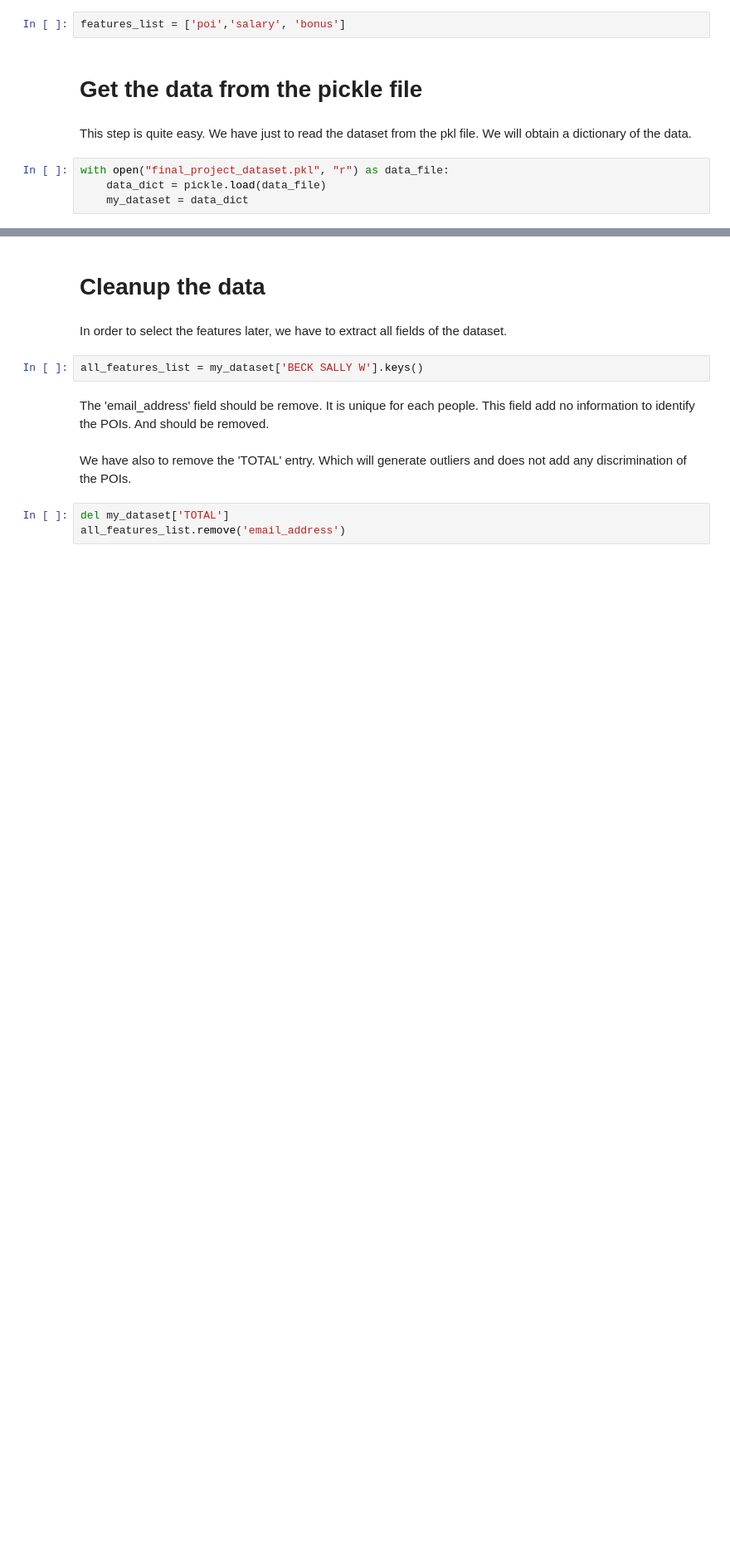
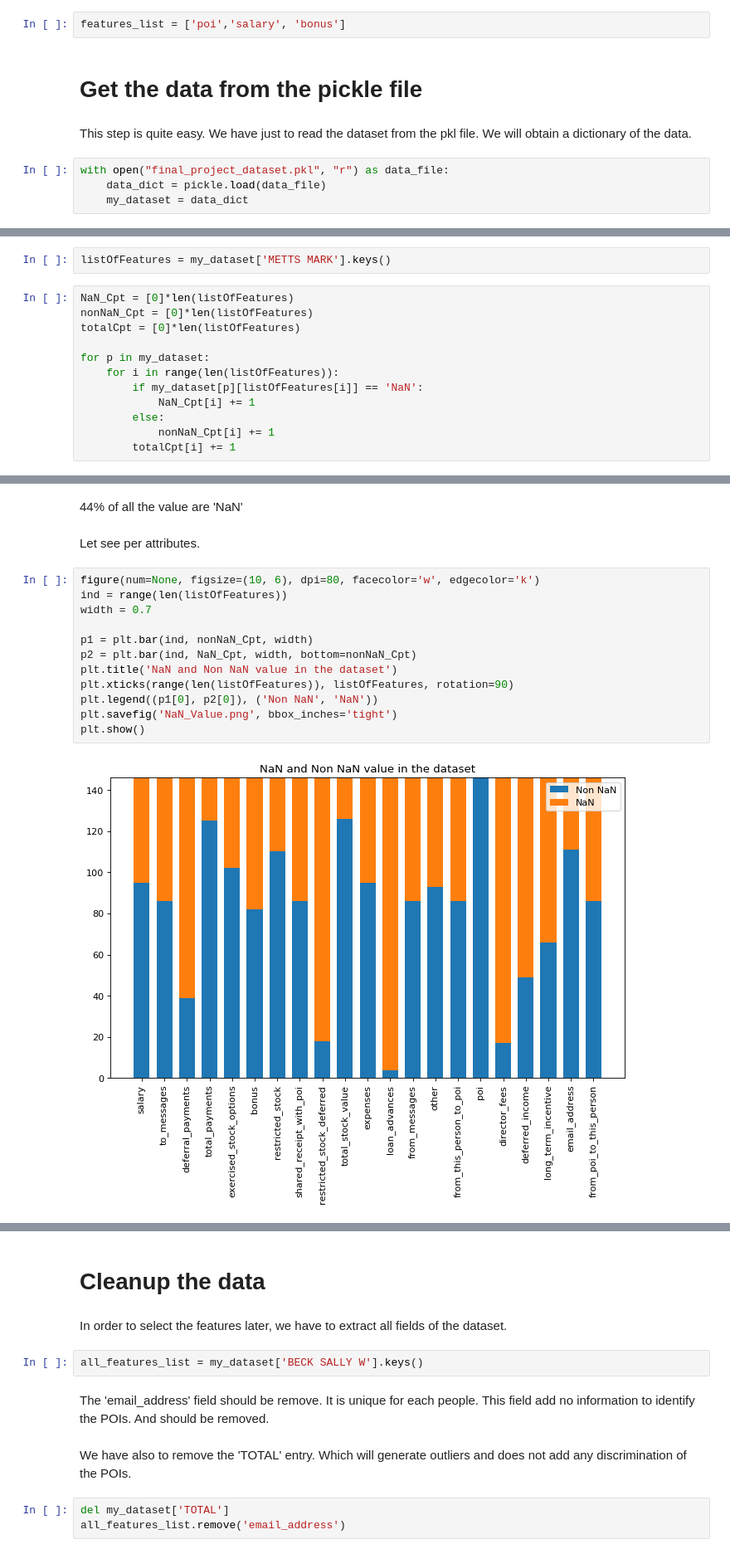
Before and after one commit to Hansastro/Nanodregree_Data_Analyst, a Jupyter notebook: Chapter6/ud120-projects/final_project/Enron_Fraud_Email_Report.ipynb, the cells around one changed output, grey strips where cells are left out. Shown at 83% size. Drawn from its saved outputs; the diff is of its cells as text; blank space fills up the shorter version.

```diff
--- a/Chapter6/ud120-projects/final_project/Enron_Fraud_Email_Report.ipynb
+++ b/Chapter6/ud120-projects/final_project/Enron_Fraud_Email_Report.ipynb
@@ -27,0 +56,14 @@ with open("final_project_dataset.pkl", "r") as data_file:
+# %%
+listOfFeatures = my_dataset['METTS MARK'].keys()
+# %%
+NaN_Cpt = [0]*len(listOfFeatures)
+nonNaN_Cpt = [0]*len(listOfFeatures)
+totalCpt = [0]*len(listOfFeatures)
+
+for p in my_dataset:
+    for i in range(len(listOfFeatures)):
+        if my_dataset[p][listOfFeatures[i]] == 'NaN':
+            NaN_Cpt[i] += 1
+        else:
+            nonNaN_Cpt[i] += 1
+        totalCpt[i] += 1
@@ -27,0 +83,18 @@ with open("final_project_dataset.pkl", "r") as data_file:
+# %% [markdown]
+44% of all the value are 'NaN'
+# %% [markdown]
+Let see per attributes.
+# %%
+figure(num=None, figsize=(10, 6), dpi=80, facecolor='w', edgecolor='k')
+ind = range(len(listOfFeatures))
+width = 0.7
+
+p1 = plt.bar(ind, nonNaN_Cpt, width)
+p2 = plt.bar(ind, NaN_Cpt, width, bottom=nonNaN_Cpt)
+plt.title('NaN and Non NaN value in the dataset')
+plt.xticks(range(len(listOfFeatures)), listOfFeatures, rotation=90)
+plt.legend((p1[0], p2[0]), ('Non NaN', 'NaN'))
+plt.savefig('NaN_Value.png', bbox_inches='tight')
+plt.show()
+# %% [output]
+[figure, added]
```
Also changed, not shown: parts of 21 cells of this notebook, 1 other file.
